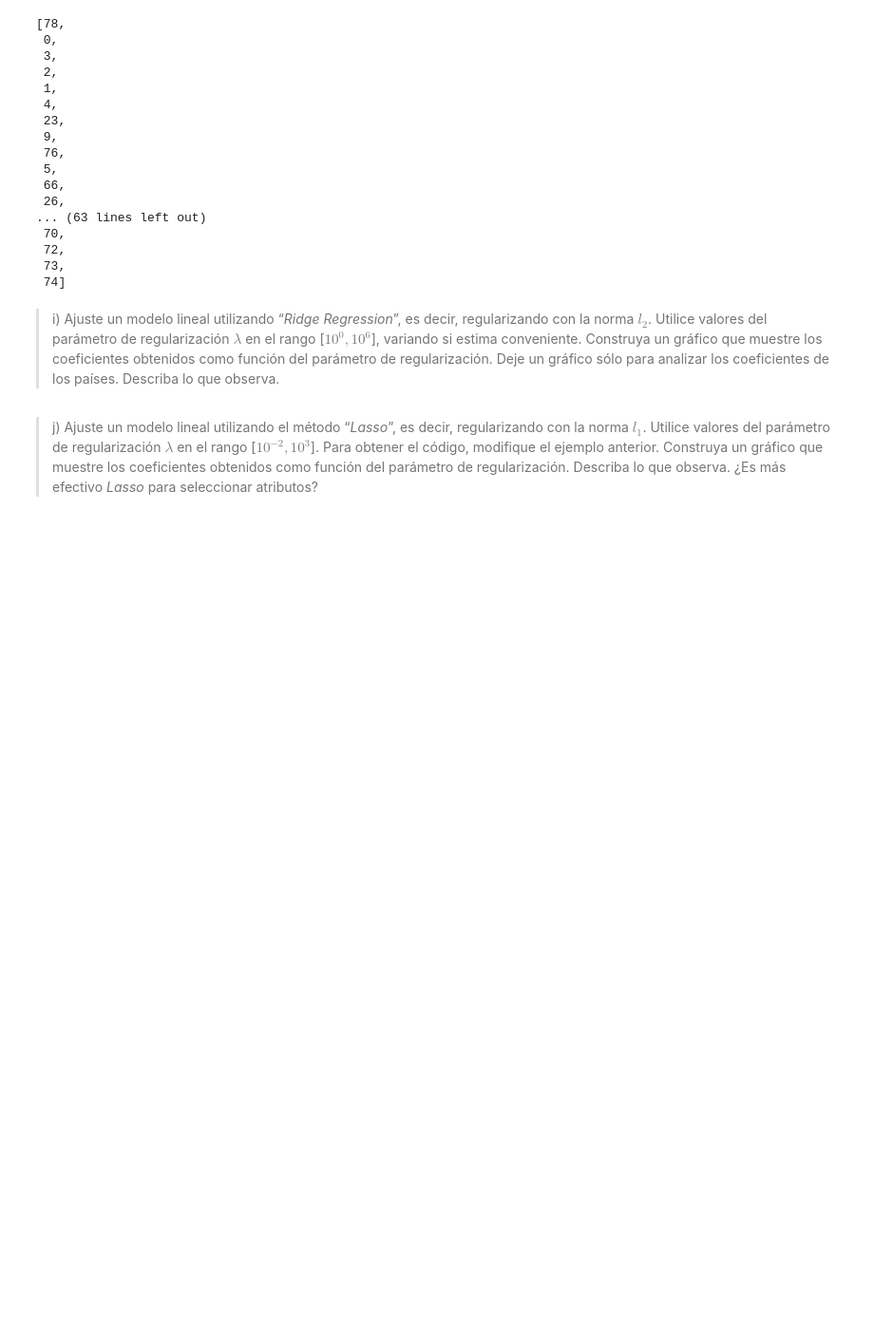
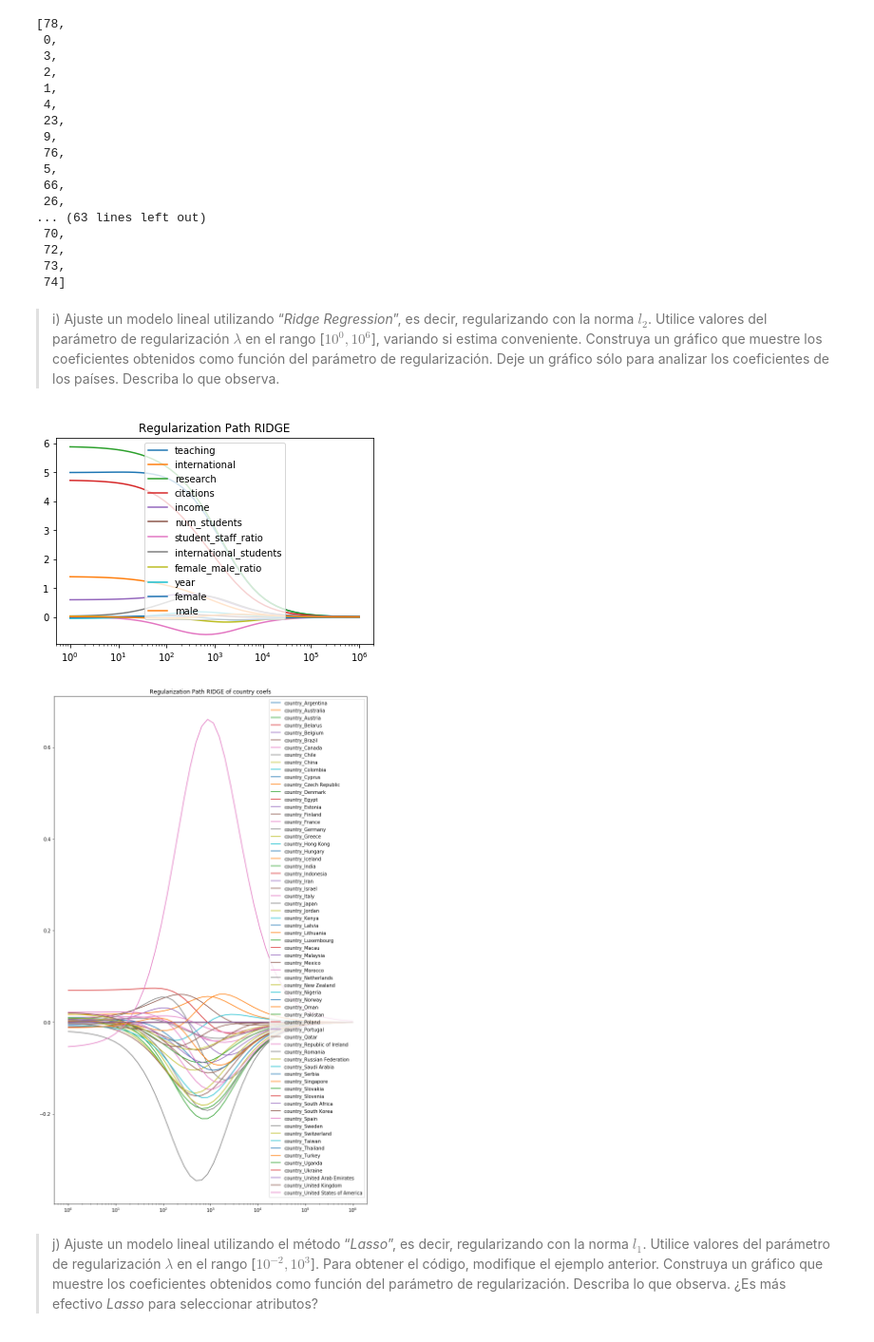
Before and after one commit to LeMythedeSisyphe/MachineLearning-Tarea1, a Jupyter notebook: Tarea 1.ipynb, the cells around one changed output. Shown at 95% size. Saved outputs shown, nothing was run; the diff lists cells and outputs as text; code cells hidden in the pictures; blank space fills up the shorter version.

Commit message:
grafico countrys

```diff
--- a/Tarea 1.ipynb
+++ b/Tarea 1.ipynb
@@ -257,26 +257,35 @@ totalvars=79, mse = 0.056884
 # %%
 from sklearn.linear_model import Ridge
 import matplotlib.pylab as plt
 names_regressors = nuevo_df.drop(["total_score","world_rank","university_name"],axis=1).columns
 alphas_ = np.logspace(0,6,base=10)
 coefs = []
 model = Ridge(fit_intercept=True,solver='svd')
 for a in alphas_:
     model.set_params(alpha=a)
     model.fit(X_train_scaled, y_train)
     coefs.append(model.coef_)
 ax = plt.gca()
 for y_arr, label in zip(np.squeeze(coefs).T, names_regressors):
     if "country" not in label:
         plt.plot(alphas_, y_arr, label=label)
 ax.set_xscale('log')
 plt.title('Regularization Path RIDGE')
 plt.legend()
 plt.show()
-...#modify
-if "country" in label:
-    plt.plot(alphas_, y_arr, label=label)
+
+plt.figure(figsize=(12, 20))
+ax = plt.gca()
+for y_arr, label in zip(np.squeeze(coefs).T, names_regressors):
+    if "country" in label:
+        plt.plot(alphas_, y_arr, label=label)
+ax.set_xscale('log')
 plt.title('Regularization Path RIDGE of country coefs')
+plt.legend()
+plt.show()
+# %% [output]
+[figure, added]
+[figure, added]
 # %% [markdown]
 > j) Ajuste un modelo lineal utilizando el método “*Lasso*”, es decir, regularizando con la norma $l_1$. Utilice valores del parámetro de regularización $\lambda$ en el rango [$10^{-2},10^3$]. Para obtener el código, modifique el ejemplo anterior. Construya un gráfico que muestre los coeficientes obtenidos como función del parámetro de regularización. Describa lo que observa. ¿Es más efectivo *Lasso* para seleccionar atributos?
 # %%
```
Also changed, not shown: parts of 1 cell of this notebook.
